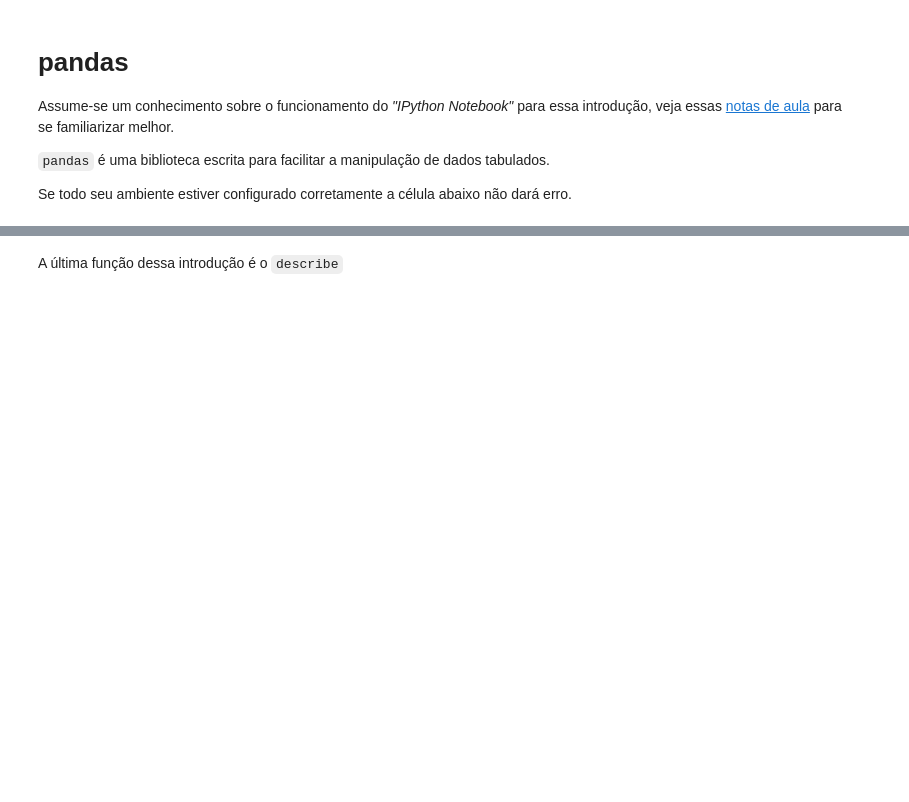
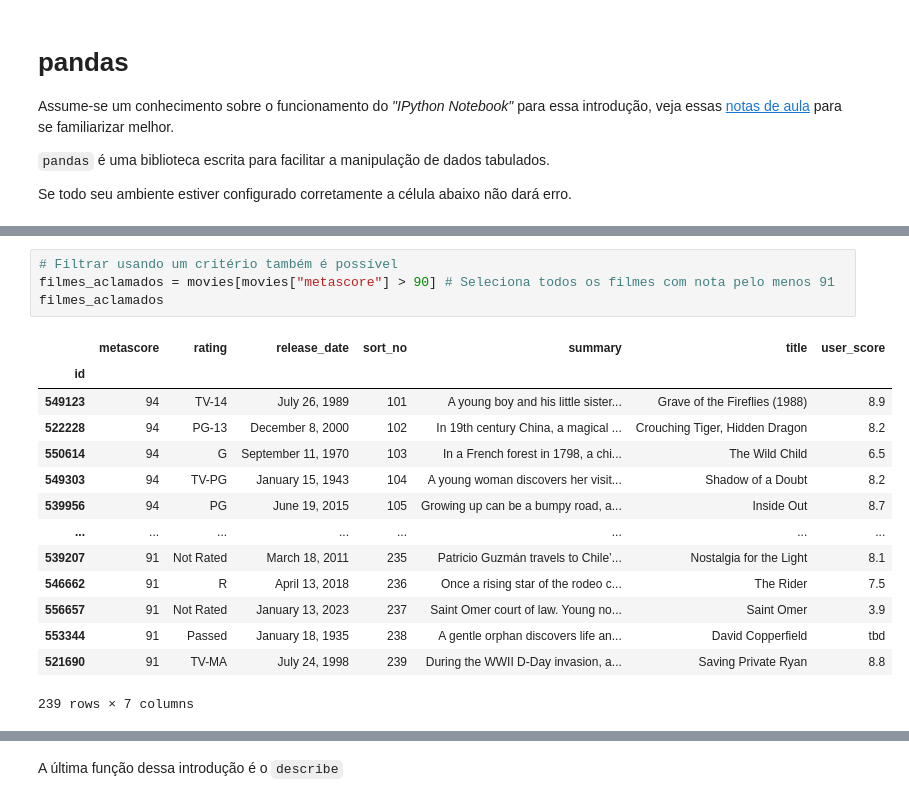
Before and after one commit to ProfRonan/ck0087-fundamentos-de-programacao, a Jupyter notebook: notas_de_aula/extra/intro_pandas.ipynb, the cells around one changed output, grey strips where cells are left out. Cells and saved outputs as stored; diff of their text form; blank space fills up the shorter version.

```diff
--- a/notas_de_aula/extra/intro_pandas.ipynb
+++ b/notas_de_aula/extra/intro_pandas.ipynb
@@ -133,0 +108,19 @@ filmes_com_diretores
+# %%
+# Filtrar usando um critério também é possível
+filmes_aclamados = movies[movies["metascore"] > 90] # Seleciona todos os filmes com nota pelo menos 91
+filmes_aclamados
+# %% [output]
+|  | metascore | rating | release_date | sort_no | summary | title | user_score |
+| id |  |  |  |  |  |  |  |
+| 549123 | 94 | TV-14 | July 26, 1989 | 101 | A young boy and his little sister... | Grave of the Fireflies (1988) | 8.9 |
+| 522228 | 94 | PG-13 | December 8, 2000 | 102 | In 19th century China, a magical ... | Crouching Tiger, Hidden Dragon | 8.2 |
+| 550614 | 94 | G | September 11, 1970 | 103 | In a French forest in 1798, a chi... | The Wild Child | 6.5 |
+| 549303 | 94 | TV-PG | January 15, 1943 | 104 | A young woman discovers her visit... | Shadow of a Doubt | 8.2 |
+| 539956 | 94 | PG | June 19, 2015 | 105 | Growing up can be a bumpy road, a... | Inside Out | 8.7 |
+| ... | ... | ... | ... | ... | ... | ... | ... |
+| 539207 | 91 | Not Rated | March 18, 2011 | 235 | Patricio Guzmán travels to Chile’... | Nostalgia for the Light | 8.1 |
+| 546662 | 91 | R | April 13, 2018 | 236 | Once a rising star of the rodeo c... | The Rider | 7.5 |
+| 556657 | 91 | Not Rated | January 13, 2023 | 237 | Saint Omer court of law. Young no... | Saint Omer | 3.9 |
+| 553344 | 91 | Passed | January 18, 1935 | 238 | A gentle orphan discovers life an... | David Copperfield | tbd |
+| 521690 | 91 | TV-MA | July 24, 1998 | 239 | During the WWII D-Day invasion, a... | Saving Private Ryan | 8.8 |
+239 rows × 7 columns
```
Also changed, not shown: parts of 27 cells of this notebook, 2 other files.
